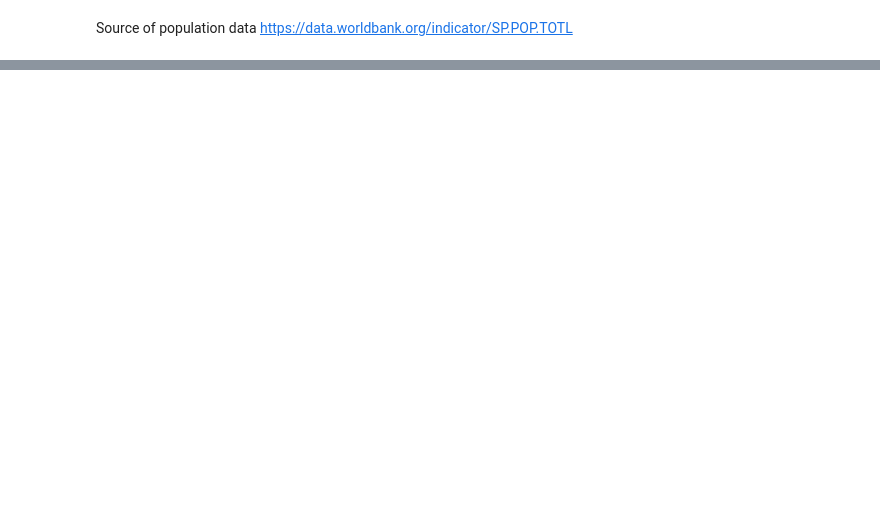
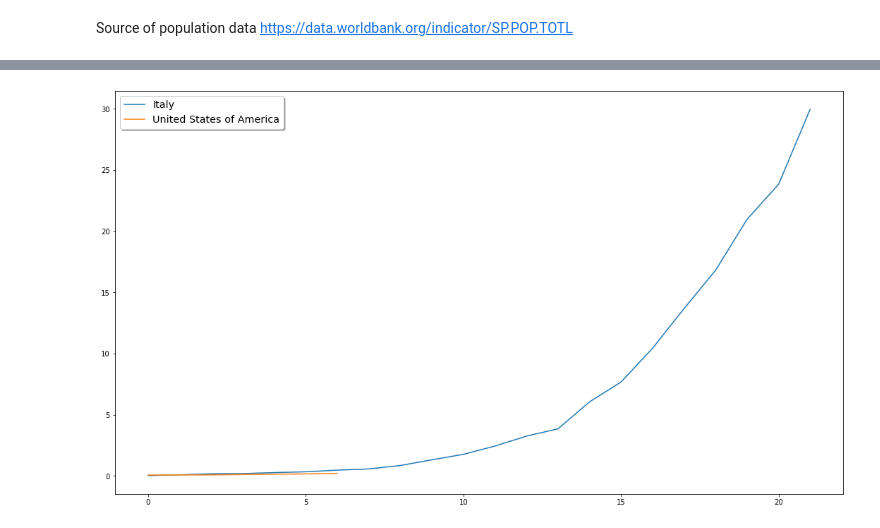
Before and after one commit to terkalma/coviddata, a Jupyter notebook: main.ipynb, the cells around one changed output, grey strips where cells are left out. Drawn from its saved outputs; the diff is of its cells as text; code cells hidden in the pictures; blank space fills up the shorter version.

```diff
--- a/main.ipynb
+++ b/main.ipynb
@@ -89,0 +124,5 @@ def pre_process(data):
+# %%
+df = pre_process(data, 'normalized_total_case_count', threshold=2)
+plot_countries(df, 'total_deceased_per_mil', 'Italy', 'United States of America')
+# %% [output]
+[figure, added]
```
Also changed, not shown: parts of 22 cells of this notebook, 5 other files.
